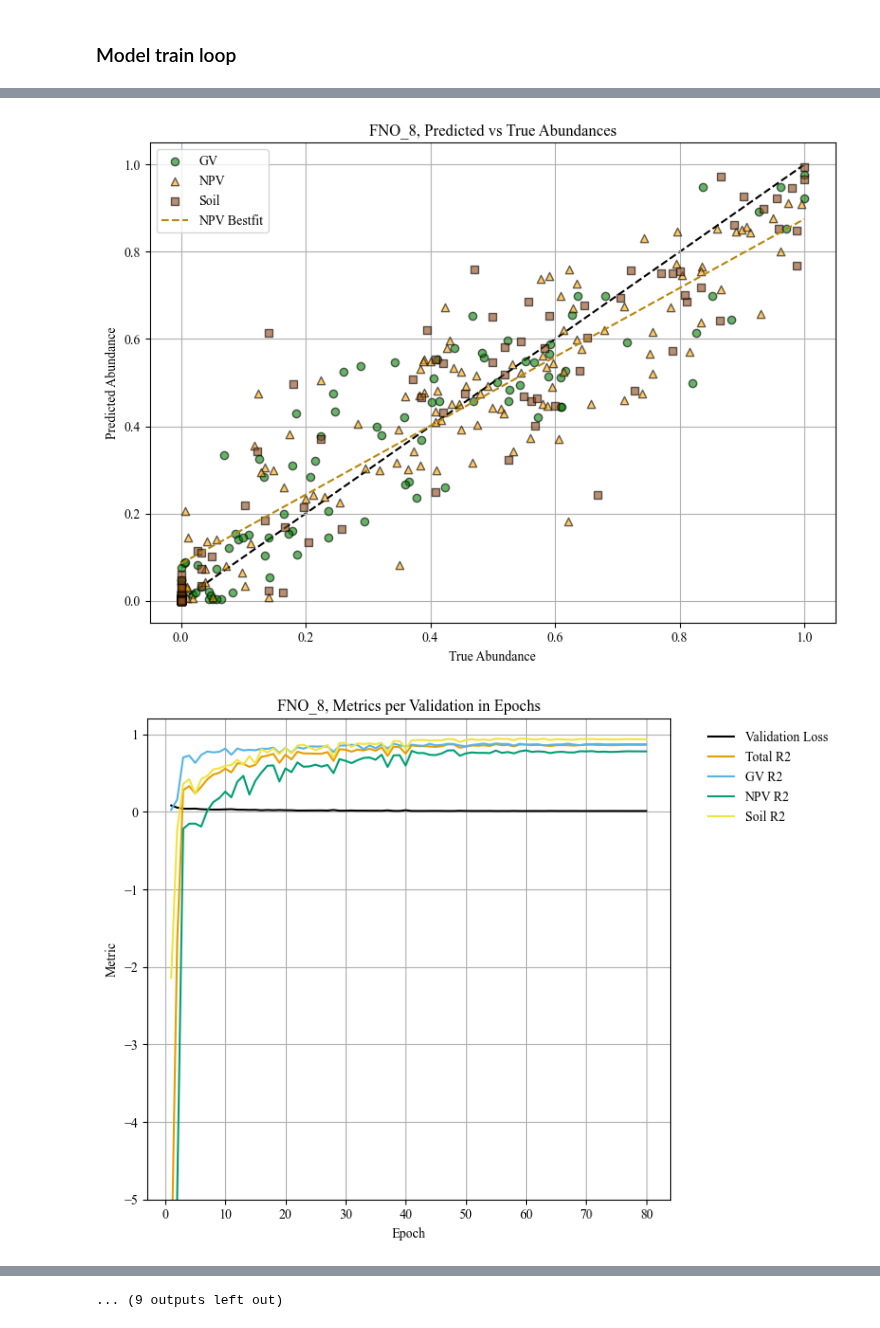
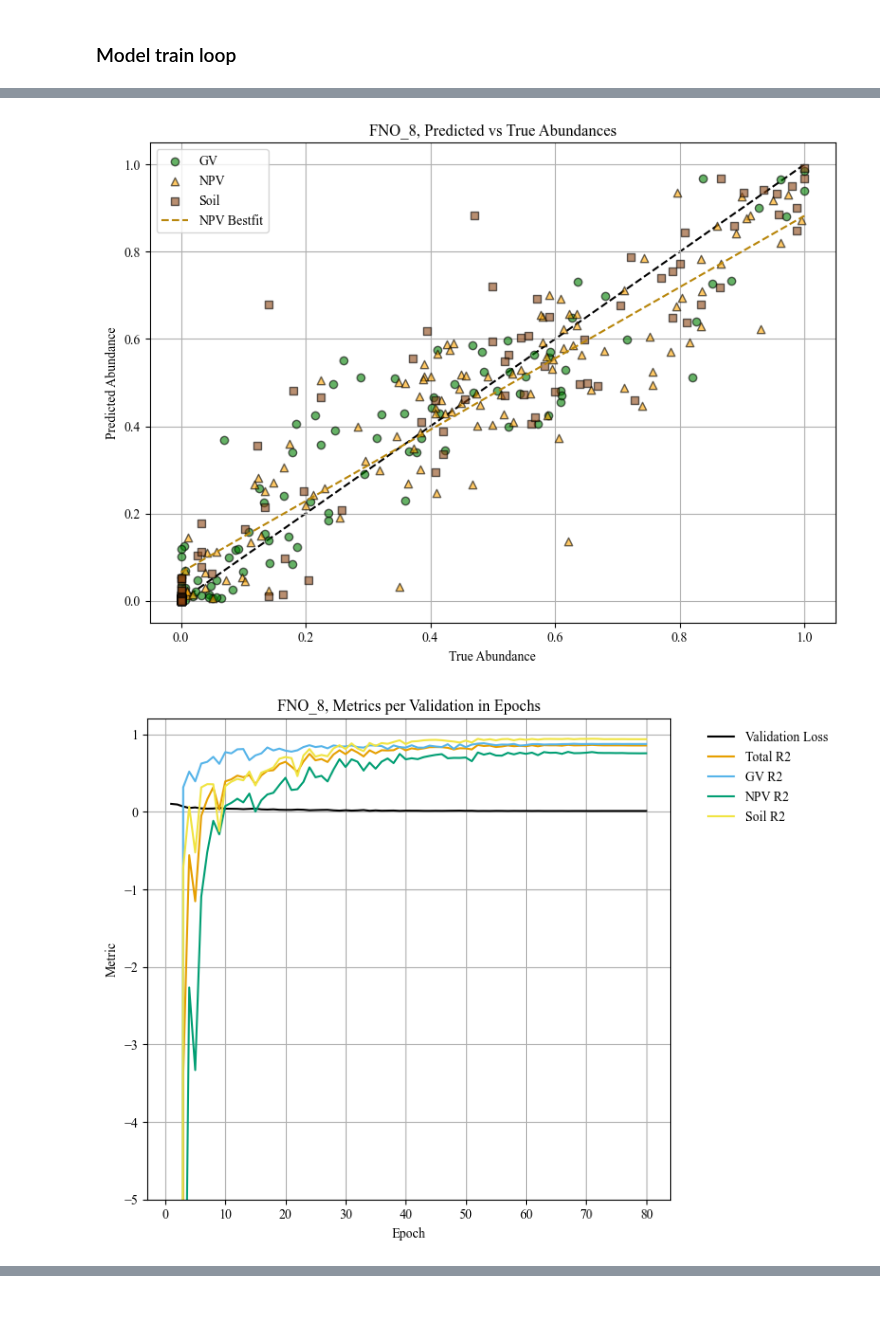
Before and after one commit to utat-ss/FINCH-Science_Unmixing, a Jupyter notebook: runs/dl/simpler_data/fno/fno.ipynb, the cells around one changed output, grey strips where cells are left out. Saved outputs shown, nothing was run; the diff lists cells and outputs as text; code cells hidden in the pictures.

Commit message:
remade FNO runs
got even better models

```diff
--- a/runs/dl/simpler_data/fno/fno.ipynb
+++ b/runs/dl/simpler_data/fno/fno.ipynb
@@ -106,7 +110,7 @@ models_list = [
     }
 ]
 
-lr_list = [1e-3, 2.5e-3, 5e-3, 8e-4, 3e-4]
+lr_list = [1e-3, 2.5e-3, 5e-3, 8e-4, 3e-4, 3e-4]
 
 dir_list = [
     'fno_8',
@@ -135,6 +139,8 @@ for dir_name in dir_list:
 ### Model train loop
 # %%
 fno_dict = {}
+import gc
+
 
 for i in range(len(models_list)):
 
@@ -146,7 +152,29 @@ for i in range(len(models_list)):
     dataloaders = get_data(save_path=save_path, spec_range=[900, 1700], batch_size=32)
     model = FNO_nD(**cfg_dict).to(device)
     optimizer = torch.optim.AdamW(model.parameters(), lr=lr, weight_decay=1e-2)
-    lr_scheduler = torch.optim.lr_scheduler.CosineAnnealingLR(optimizer, T_max=epoch*n_tb_epoch, eta_min=1e-6)
+
+    warmup_epochs = 10
+    total_steps = epoch * n_tb_epoch
+    warmup_steps = warmup_epochs * n_tb_epoch
+    # warmup
+    warmup_scheduler = torch.optim.lr_scheduler.LinearLR(
+        optimizer,
+        start_factor=0.1,
+        total_iters=warmup_steps
+    )
+    # cosine annealing
+    main_scheduler = torch.optim.lr_scheduler.CosineAnnealingLR(
+        optimizer,
+        T_max=total_steps - warmup_steps,
+        eta_min=1e-6
+    )
+    # combination
+    lr_scheduler = torch.optim.lr_scheduler.SequentialLR(
+        optimizer,
+        schedulers=[warmup_scheduler, main_scheduler],
+        milestones=[warmup_steps]
+    )
+
     loss = nn.MSELoss()
 
     model_dict = train_model(
@@ -163,6 +191,11 @@ for i in range(len(models_list)):
         model_name=model_name
     )
 
+    # After training a model and saving it to the dict/disk
+    del model
+    gc.collect()
+    torch.cuda.empty_cache()
+
     fno_dict[model_name] = model_dict
     print(fno_dict[model_name]['metrics_total'])
 # %% [output]
@@ -186,2 +236,2 @@ Training complete, starting testing
-[figure, old version]
+[figure, new version]
-[figure, old version]
+[figure, new version]
@@ -229 +275,0 @@ Training complete, starting testing
-... (9 outputs left out)
```
Also changed, not shown: parts of 5 cells of this notebook, 32 other files.
